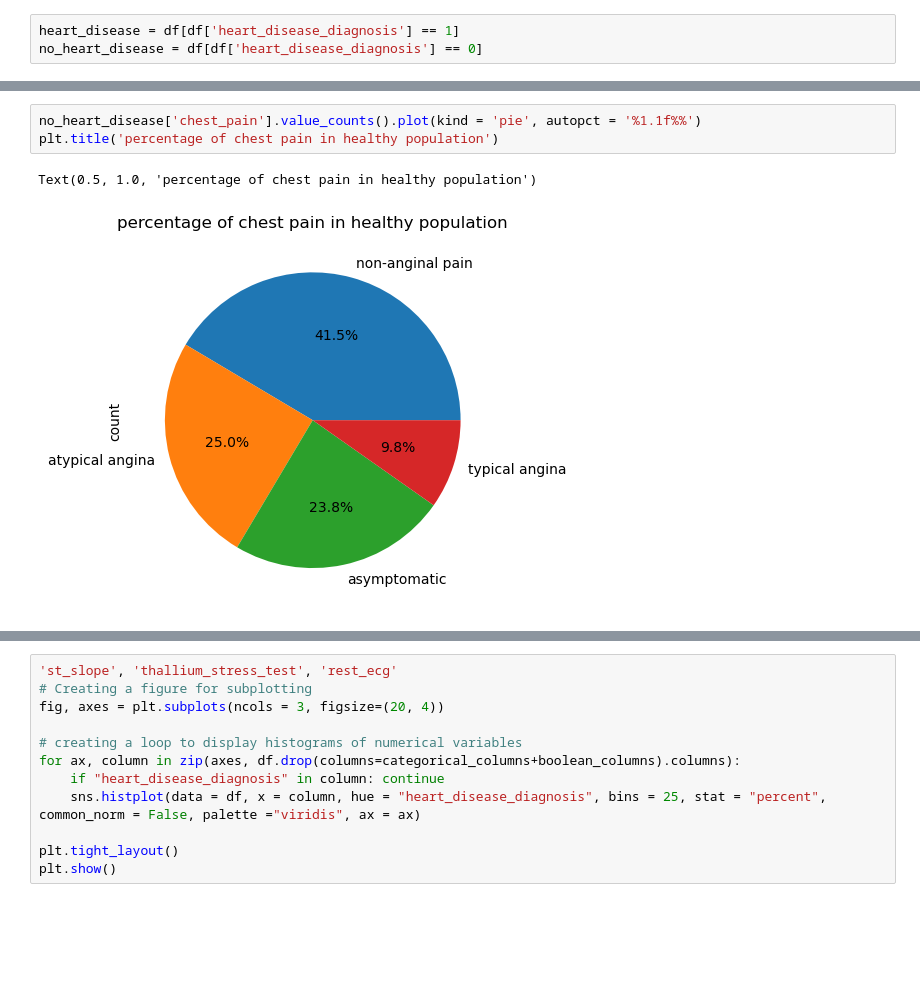
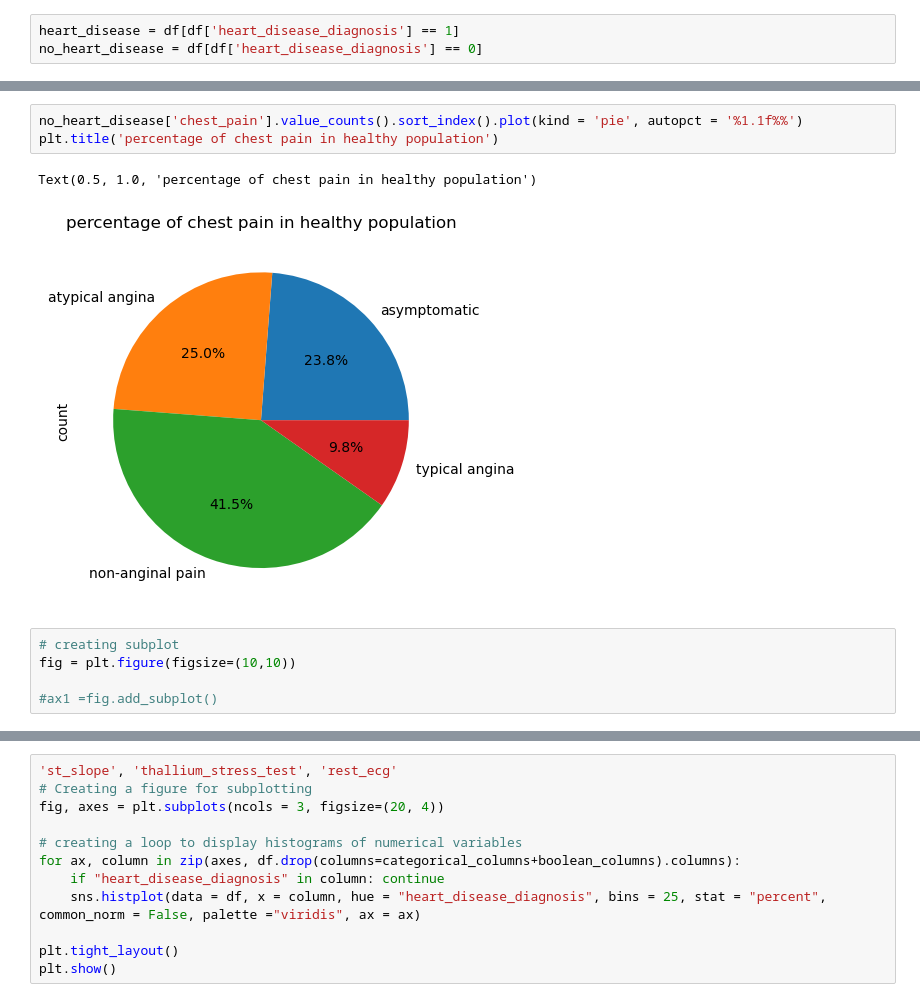
Before and after one commit to paulinedao/heart_disease, a Jupyter notebook: heart_disease.ipynb, the cells around one changed output, grey strips where cells are left out. Drawn from its saved outputs; the diff is of its cells as text; blank space fills up the shorter version.

```diff
--- a/heart_disease.ipynb
+++ b/heart_disease.ipynb
@@ -404,6 +422,11 @@ plt.title('percentage of chest pain in heart disease population')
 # %%
-no_heart_disease['chest_pain'].value_counts().plot(kind = 'pie', autopct = '%1.1f%%')
+no_heart_disease['chest_pain'].value_counts().sort_index().plot(kind = 'pie', autopct = '%1.1f%%')
 plt.title('percentage of chest pain in healthy population')
 # %% [output]
 Text(0.5, 1.0, 'percentage of chest pain in healthy population')
-[figure, old version]
+[figure, new version]
+# %%
+# creating subplot
+fig = plt.figure(figsize=(10,10))
+
+#ax1 =fig.add_subplot()
```
Also changed, not shown: parts of 6 cells of this notebook.
